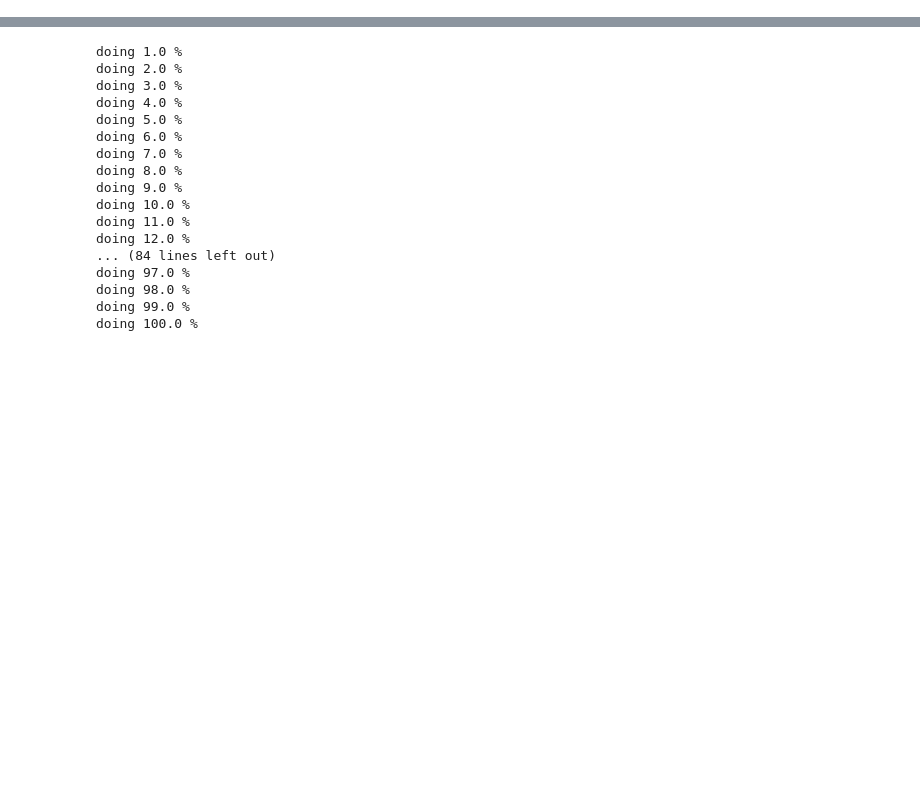
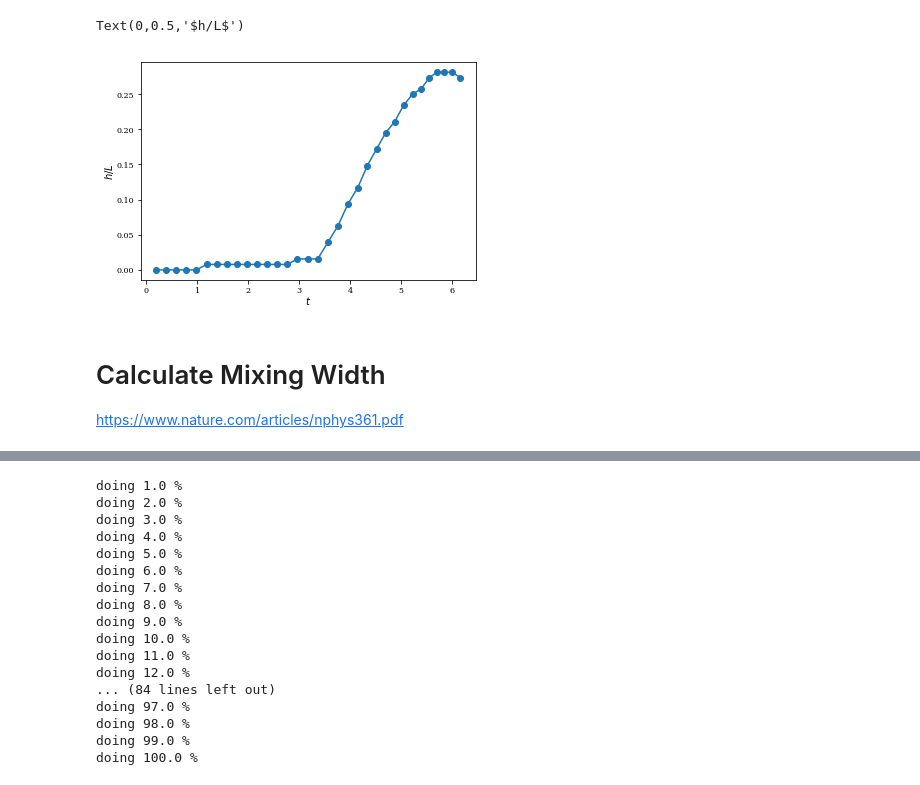
Before and after one commit to xinbian/RTMixEnstrophy, a Jupyter notebook: bubVel.ipynb, the cells around one changed output, grey strips where cells are left out. Cells and saved outputs as stored; diff of their text form; code cells hidden in the pictures; blank space fills up the shorter version.

```diff
--- a/bubVel.ipynb
+++ b/bubVel.ipynb
@@ -62,0 +75,33 @@ plt.imshow(rho, origin='none', extent=horizon_lim+vert_lim, aspect=1,
+# %%
+bub_loc = np.zeros(len(step))
+
+delimiter = ''
+up_threhold = 0.95
+index = 0
+z = np.arange(0, nz)
+ref = np.ones(nz)*up_threhold
+time = 6.1671400380387853
+t = time*np.arange(0,len(step))/len(step)
+
+for istep in step:
+
+    mylist = ['Fields/', 'Prho', '/', istep]
+    filepath = delimiter.join(mylist)
+    databk = h5file.get(filepath)
+    rho = np.array(databk)
+    fh = np.zeros(nz)
+    for i in range(nz):
+        fh[i] = np.mean((rho[i,:,:][0] - 1)/9.0)
+    idx = np.argwhere(np.diff(np.sign(fh - ref))).flatten()
+    bub_loc[index] = z[idx][0]
+    index += 1
+# %%
+plt.plot(time,(bub_loc-bub_loc[0])*dz/Ly,'-o')
+plt.xlabel('$t$', size=10, labelpad=-0.0 )
+plt.ylabel('$h/L$', size=10, labelpad=-0.0, fontweight='bold')
+# %% [output]
+Text(0,0.5,'$h/L$')
+[figure, added]
+# %% [markdown]
+# Calculate Mixing Width
+https://www.nature.com/articles/nphys361.pdf
```
Also changed, not shown: parts of 12 cells of this notebook, 1 other file.
